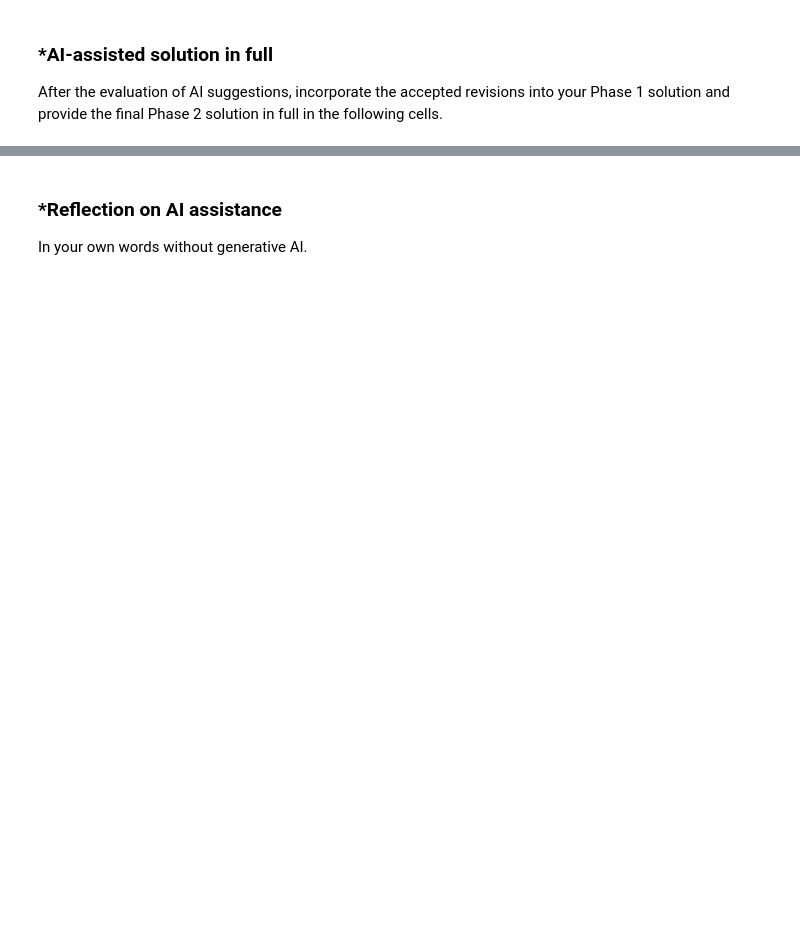
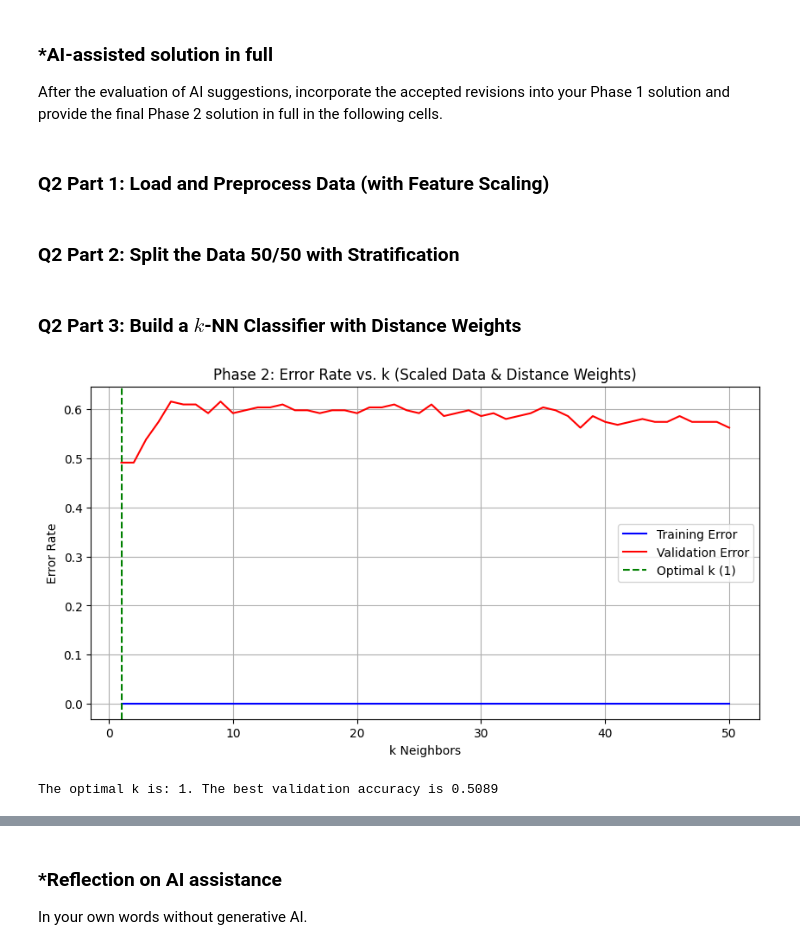
Before and after one commit to asgidado/A03-knn, a Jupyter notebook: notebook.ipynb, the cells around one changed output, grey strips where cells are left out. Cells and saved outputs as stored; diff of their text form; code cells hidden in the pictures; blank space fills up the shorter version.

```diff
--- a/notebook.ipynb
+++ b/notebook.ipynb
@@ -210,0 +207,67 @@ After the evaluation of AI suggestions, incorporate the accepted revisions into
+# %% [markdown]
+### Q2 Part 1: Load and Preprocess Data (with Feature Scaling)
+# %%
+import pandas as pd
+from sklearn.preprocessing import StandardScaler
+
+# Load dataset
+df = pd.read_csv('/content/land_mines.csv')
+
+# Prepare features and target
+X = df[['voltage', 'height', 'soil']]
+y = df['mine_type']
+# %% [markdown]
+### Q2 Part 2: Split the Data 50/50 with Stratification
+# %%
+from sklearn.model_selection import train_test_split
+
+# Split training and test set
+X_train, X_test, y_train, y_test = train_test_split(X, y, test_size=0.5, random_state=42, stratify=y)
+
+# Apply standardization scaling
+scaler = StandardScaler()
+X_train_scaled = scaler.fit_transform(X_train)
+X_test_scaled = scaler.transform(X_test)
+# %% [markdown]
+### Q2 Part 3: Build a $k$-NN Classifier with Distance Weights
+# %%
+import numpy as np
+import matplotlib.pyplot as plt
+from sklearn.neighbors import KNeighborsClassifier
+from sklearn.metrics import accuracy_score
+
+train_errors = []
+val_errors = []
+k_range = range(1, 51)
+
+for k in k_range:
+    # Using distance weights to favor closer neighbors
+    knn = KNeighborsClassifier(n_neighbors=k, weights='distance', metric='euclidean')
+    knn.fit(X_train_scaled, y_train)
+
+    train_preds = knn.predict(X_train_scaled)
+    val_preds = knn.predict(X_test_scaled)
+
+    train_errors.append(1 - accuracy_score(y_train, train_preds))
+    val_errors.append(1 - accuracy_score(y_test, val_preds))
+
+# Find optimal k
+optimal_k = k_range[np.argmin(val_errors)]
+best_accuracy = 1 - min(val_errors)
+
+# Plot Error Rates
+plt.figure(figsize=(10, 5))
+plt.plot(k_range, train_errors, label='Training Error', color='blue')
+plt.plot(k_range, val_errors, label='Validation Error', color='red')
+plt.axvline(x=optimal_k, color='green', linestyle='--', label=f'Optimal k ({optimal_k})')
+plt.title('Phase 2: Error Rate vs. k (Scaled Data & Distance Weights)')
+plt.xlabel('k Neighbors')
+plt.ylabel('Error Rate')
+plt.legend()
+plt.grid(True)
+plt.show()
+
+print(f"The optimal k is: {optimal_k}. The best validation accuracy is {best_accuracy:.4f}")
+# %% [output]
+[figure, added]
+The optimal k is: 1. The best validation accuracy is 0.5089
```
Also changed, not shown: parts of 8 cells of this notebook.
